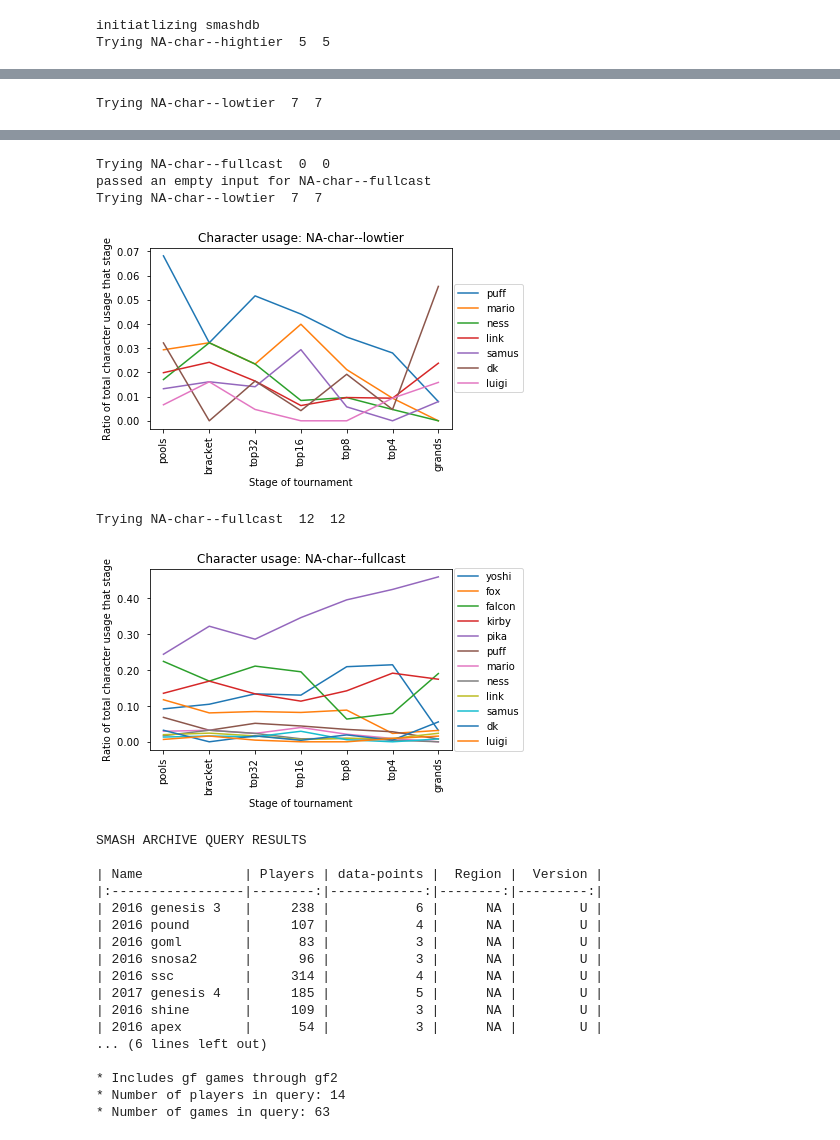
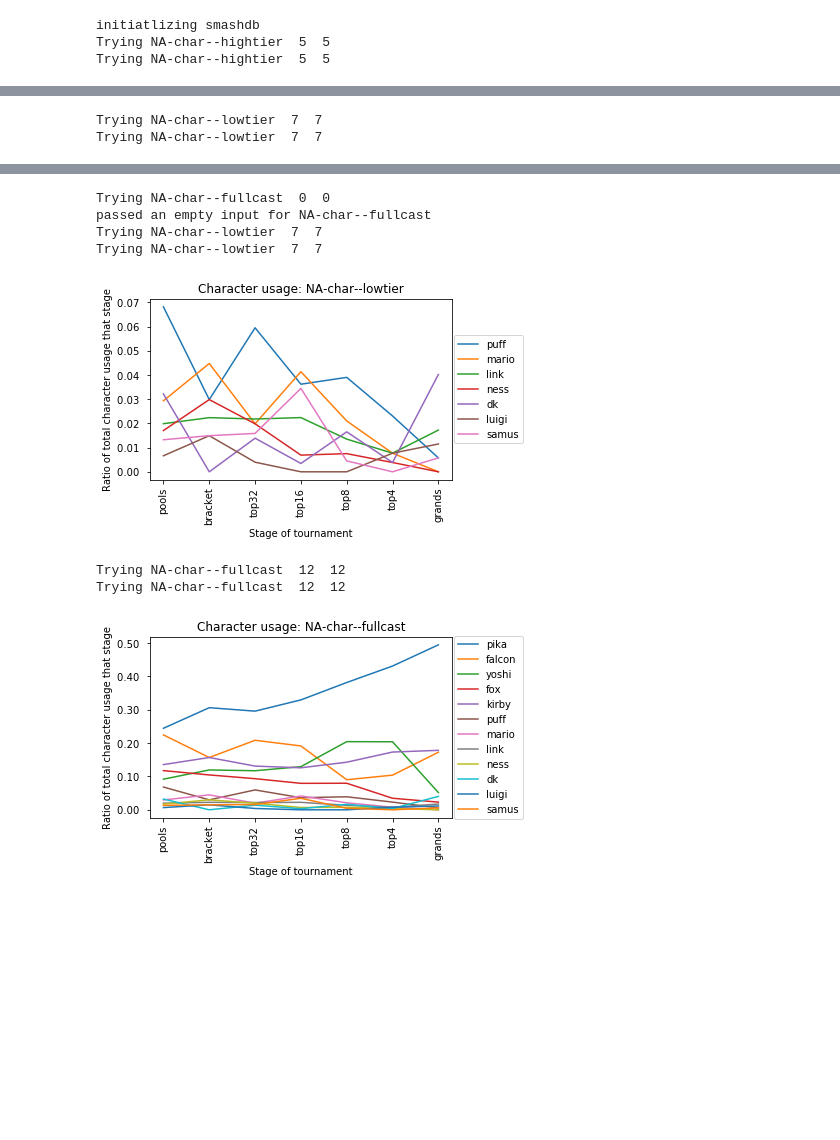
Before and after one commit to NCssb64/major-stats, a Jupyter notebook: testing_smasharchive.ipynb, the cells around one changed output, grey strips where cells are left out. Cells and saved outputs as stored; diff of their text form; code cells hidden in the pictures; blank space fills up the shorter version.

```diff
--- a/testing_smasharchive.ipynb
+++ b/testing_smasharchive.ipynb
@@ -36,14 +35,16 @@ zeppelin-pika                   1               0               0.00
 
 import smasharchive, smashplots
 
+print_flag = True
+
 db = smasharchive.smashdb()
 db.tournament_name_skip['kansai'] = 1
 db.tournament_name_skip['beast7'] = 1
-db.level_limits = [3,9]
+db.level_limits = [0,9]
 db.refilter_archive()
 
-smashplots.plot_char_use(db, 'NA-char-')
-db.print_header()
+smashplots.plot_char_use(db, 'NA-char-', print_flag)
 # %% [output]
 initiatlizing smashdb
 Trying NA-char--hightier  5  5
+Trying NA-char--hightier  5  5
@@ -51 +52,2 @@ Trying NA-char--hightier  5  5
 Trying NA-char--lowtier  7  7
+Trying NA-char--lowtier  7  7
@@ -53,26 +55,11 @@ Trying NA-char--lowtier  7  7
 Trying NA-char--fullcast  0  0
 passed an empty input for NA-char--fullcast
 Trying NA-char--lowtier  7  7
+Trying NA-char--lowtier  7  7
-[figure, old version]
+[figure, new version]
 Trying NA-char--fullcast  12  12
+Trying NA-char--fullcast  12  12
-[figure, old version]
+[figure, new version]
-SMASH ARCHIVE QUERY RESULTS
-
-| Name             | Players | data-points |  Region |  Version |
-|:-----------------|--------:|------------:|--------:|---------:|
-| 2016 genesis 3   |     238 |           6 |      NA |        U |
-| 2016 pound       |     107 |           4 |      NA |        U |
-| 2016 goml        |      83 |           3 |      NA |        U |
-| 2016 snosa2      |      96 |           3 |      NA |        U |
-| 2016 ssc         |     314 |           4 |      NA |        U |
-| 2017 genesis 4   |     185 |           5 |      NA |        U |
-| 2016 shine       |     109 |           3 |      NA |        U |
-| 2016 apex        |      54 |           3 |      NA |        U |
-... (6 lines left out)
-
-* Includes gf games through gf2
-* Number of players in query: 14
-* Number of games in query: 63
 # %%
 # CHAR USE TABLES
 db = smasharchive.smashdb()
```
Also changed, not shown: parts of 6 cells of this notebook, 7 other files.
